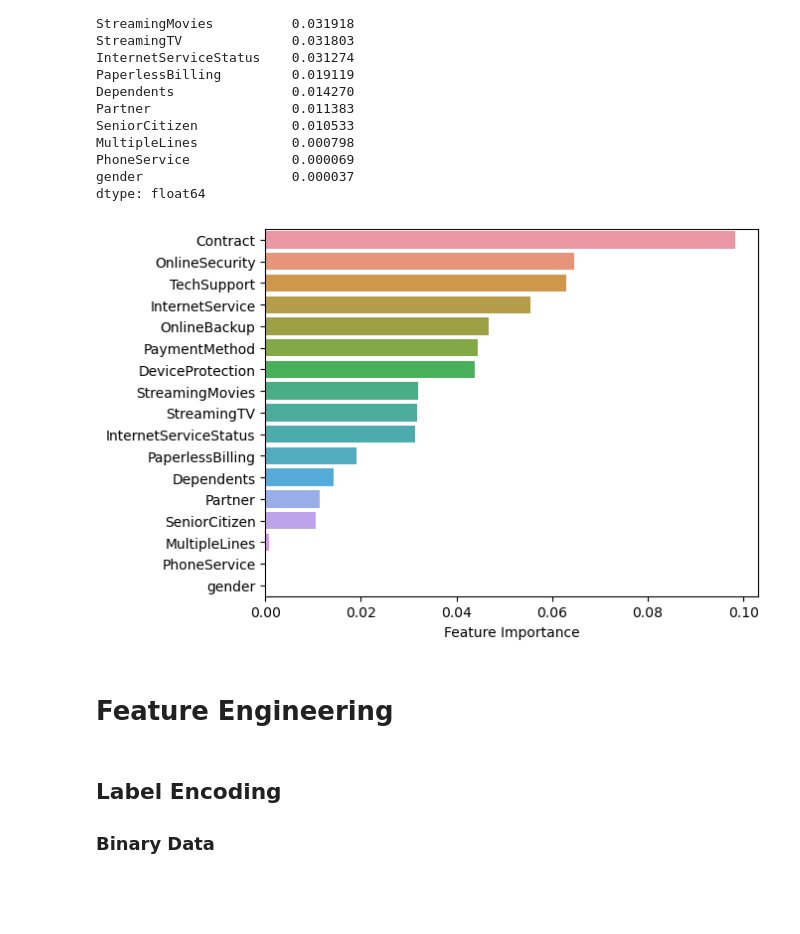
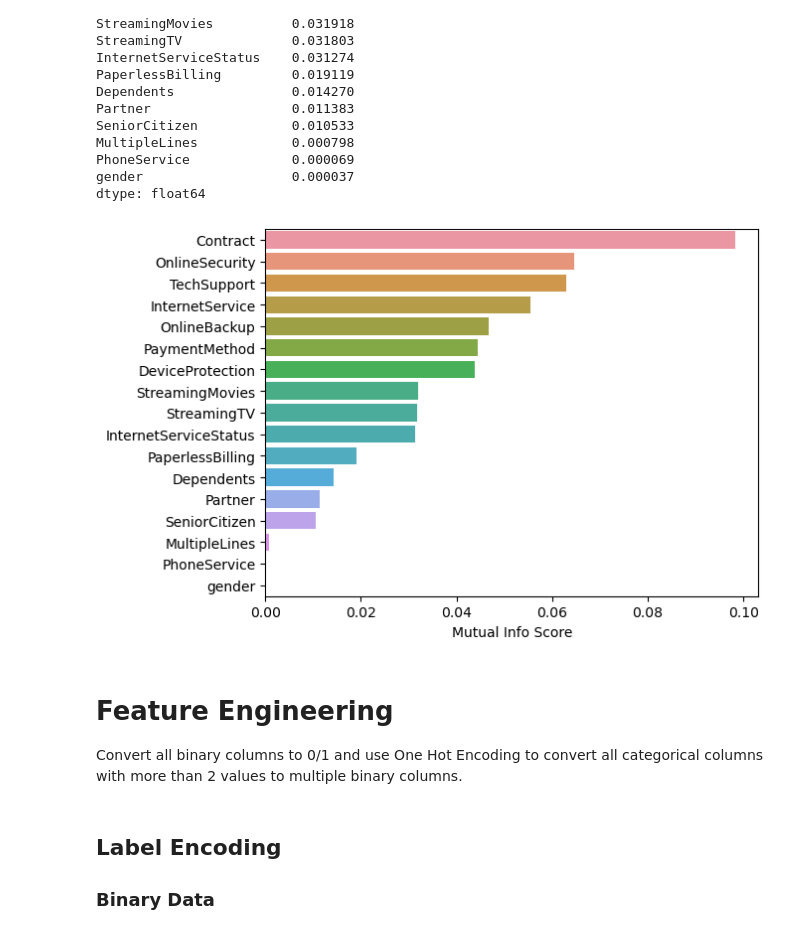
Before and after one commit to cvarney/telco_customer_churn, a Jupyter notebook: varney_christopher_churn.ipynb, the cells around one changed output. Saved outputs shown, nothing was run; the diff lists cells and outputs as text; code cells hidden in the pictures; blank space fills up the shorter version.

Commit message:
Kaggle Notebook | Varney_Christopher_Churn | Version 6

```diff
--- a/varney_christopher_churn.ipynb
+++ b/varney_christopher_churn.ipynb
@@ -337,6 +337,6 @@ plt.show()
 # %%
 # Plot numerical data columns as a histogram
 for col in num_cols:
-    sns.histplot(data=df[col],stat='percent')
+    sns.histplot(data=df,x=df[col],stat='percent',hue=df['Churn'], multiple='stack')
     plt.show()
 # %% [output]
@@ -413,17 +457,16 @@ for col in services:
 ## Feature Importance
 # %%
 # Use the mutual info score to get a rudimentary ranking of which category variables are important
-feature_importance = {}
+mutual_info = {}
 for col in cat_cols:
     if col != "Churn":
-        fi = mutual_info_score(df[col],df.Churn)
-        feature_importance[col] = (fi)
+        mutual_info[col] = (mutual_info_score(df[col],df.Churn))
     # End if
 # End for
 
 # Convert dictionary to pandas series and sort
-feature_importance = pd.Series(feature_importance).sort_values(ascending=False)
-print(feature_importance)
+mutual_info = pd.Series(mutual_info).sort_values(ascending=False)
+print(mutual_info)
 # %% [output]
 Contract                 0.098182
 OnlineSecurity           0.064528
@@ -444,13 +487,15 @@ PhoneService             0.000069
 gender                   0.000037
 dtype: float64
 # %%
-sns.barplot(y=feature_importance.index,x=feature_importance.values)
-plt.xlabel("Feature Importance")
+sns.barplot(y=mutual_info.index,x=mutual_info.values)
+plt.xlabel("Mutual Info Score")
+#plt.savefig("MutualInfo.png")
 plt.show()
 # %% [output]
-[figure, old version]
+[figure, new version]
-# %% [markdown]
-# Feature Engineering
+# %% [markdown]
+# Feature Engineering
+Convert all binary columns to 0/1 and use One Hot Encoding to convert all categorical columns with more than 2 values to multiple binary columns.
 # %% [markdown]
 ## Label Encoding
 
```
Also changed, not shown: parts of 8 cells of this notebook.
